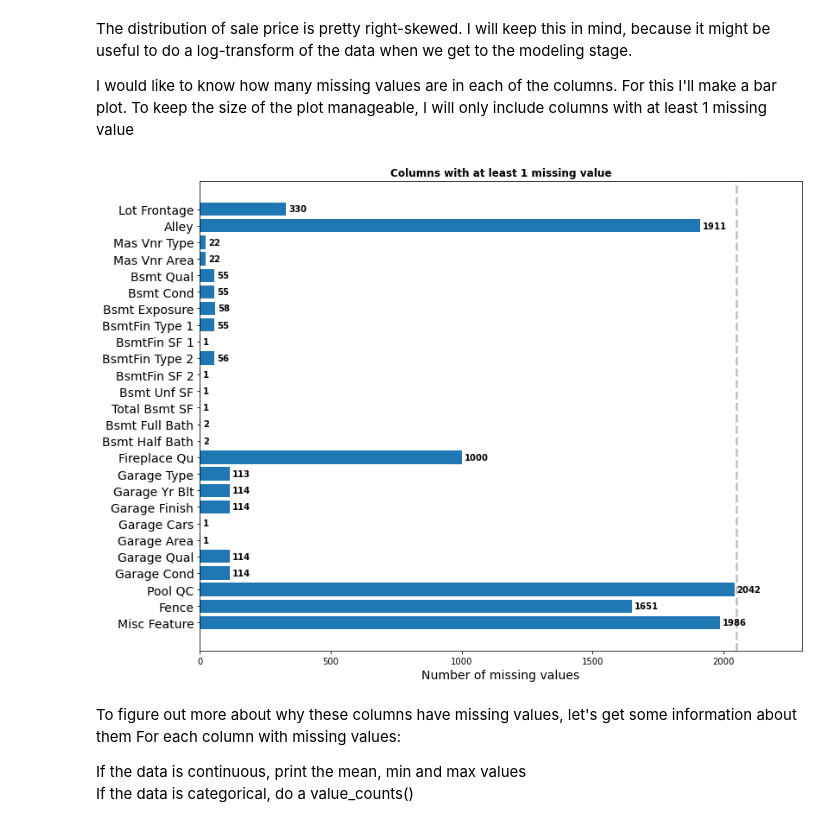
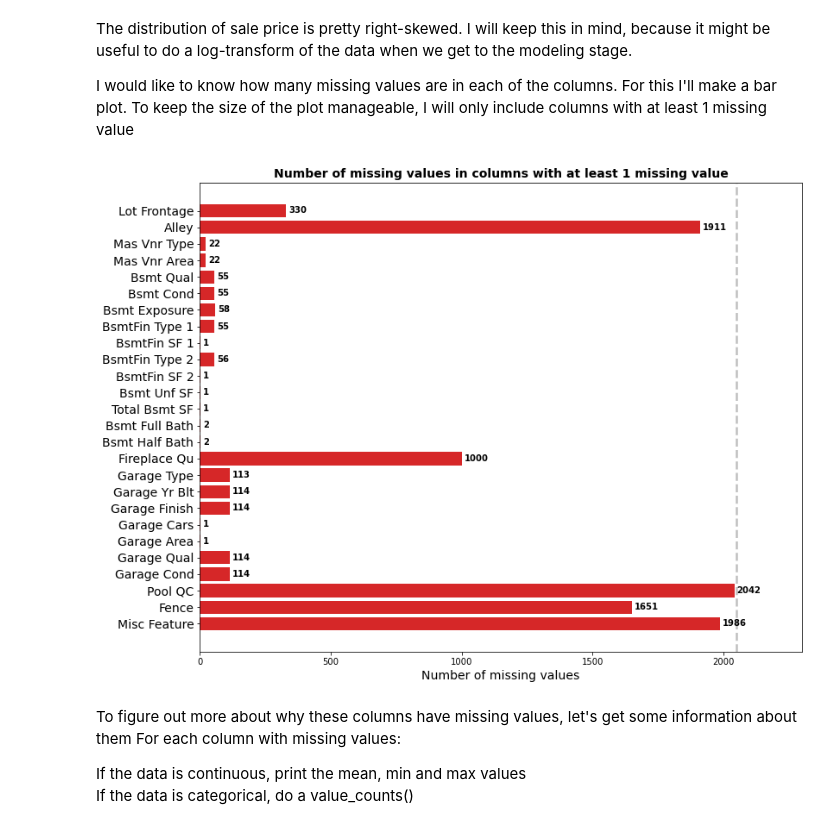
Before and after one commit to martijndevries/AmesHousingPrices, a Jupyter notebook: code/data_cleaning.ipynb, the cells around one changed output. Saved outputs shown, nothing was run; the diff lists cells and outputs as text; code cells hidden in the pictures.

```diff
--- a/code/data_cleaning.ipynb
+++ b/code/data_cleaning.ipynb
@@ -109,36 +109,36 @@ for i, col in enumerate(ames_df.columns):
     if mval > 0:
         nan_l.append(mval)
         col_l.append(col)
 nan_arr = np.array(nan_l)
 fig, ax = plt.subplots(figsize=(12.5 ,10))
 y_pos = np.arange(len(col_l))
 
-ax.barh(y_pos, nan_arr, color='tab:blue')
+ax.barh(y_pos, nan_arr, color='tab:red')
 
 #this is a little awkward, but I couldn't find a better way to increase the fontsize of the y-labels
 #if you don't first set yticks specifically, matplotlib gives you a warning
 #apparently in the newest version of matplotlib, you can specify labels and fontsize in set_yticks
 ax.set_yticks(y_pos)
 ax.set_yticklabels(labels=col_l, fontsize=14)
 
 ax.invert_yaxis()
 
 #add labels: (note, there is a new function called
 #ax.bar_label but I have an older version of matplotlib installed)
 #I copied this from https://stackoverflow.com/questions/30228069/how-to-display-the-value-on-horizontal-bars
 for i, v in enumerate(nan_arr):
     ax.text(v + 10, i + 0.15, str(int(v)), color='black', fontweight='bold')
 
 ax.set_xlabel('Number of missing values', fontsize=14)
 ax.set_xlim(0, 2300)
 #add a dashed line to indicate the total number of rows in the data set
 ax.axvline(ames_df.shape[0], linestyle='dashed', alpha=0.5, color='grey', linewidth=2.5)
-ax.set_title('Columns with at least 1 missing value', fontweight='bold')
+ax.set_title('Number of missing values in columns with at least 1 missing value', fontsize=14, fontweight='bold')
 
 plt.savefig('../figures/missingvals.png', dpi=300)
 plt.show()
 # %% [output]
-[figure, old version]
+[figure, new version]
 # %% [markdown]
 To figure out more about why these columns have missing values, let's get some information about them
 For each column with missing values:
```
Also changed, not shown: 8 other files.
